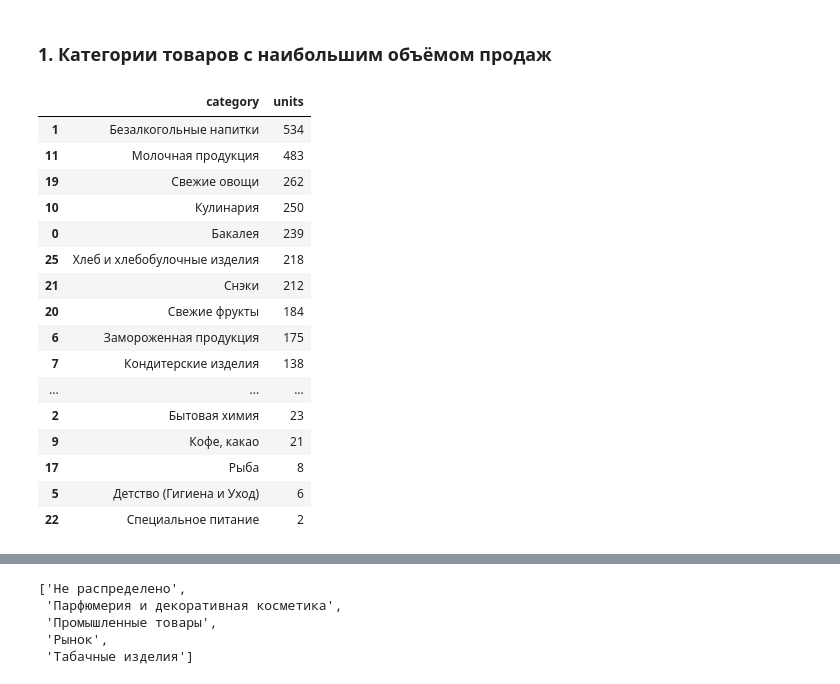
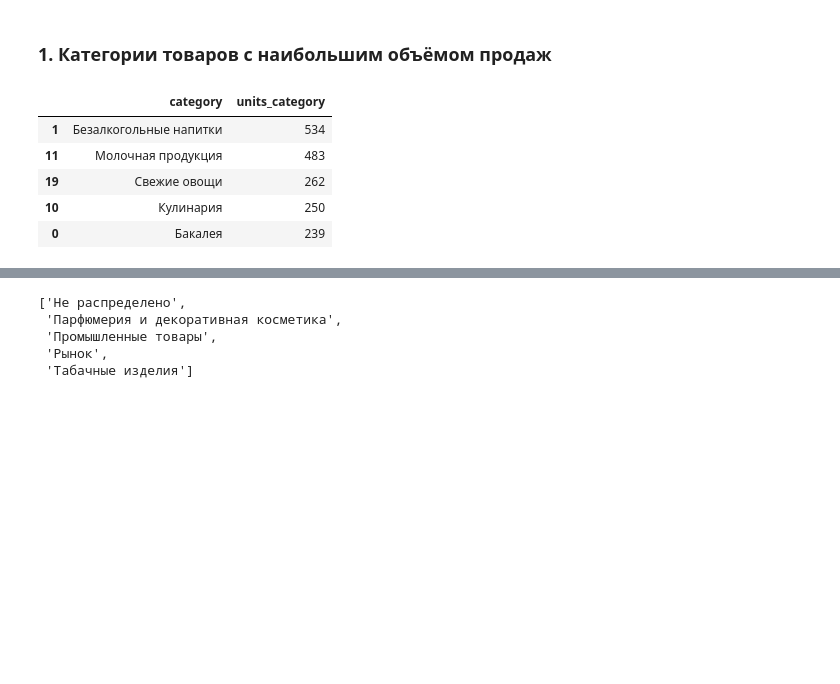
Before and after one commit to artkriukov/portfolio, a Jupyter notebook: grocery-category-analytics/grocery-category-analytics.ipynb, the cells around one changed output, grey strips where cells are left out. Drawn from its saved outputs; the diff is of its cells as text; code cells hidden in the pictures; blank space fills up the shorter version.

```diff
--- a/grocery-category-analytics/grocery-category-analytics.ipynb
+++ b/grocery-category-analytics/grocery-category-analytics.ipynb
@@ -214,28 +214,17 @@ def plot_chart(
 # %% [markdown]
 ### 1. Категории товаров с наибольшим объёмом продаж
 # %%
-sales_by_category = order_items.groupby('category', as_index=False) \
-                    .agg(units=('quantity', 'sum')) \
-                    .sort_values('units', ascending=False)
+sales_by_category_df = order_items.groupby('category', as_index=False) \
+                    .agg(units_category=('quantity', 'sum')) \
+                    .sort_values('units_category', ascending=False)
 # %%
-sales_by_category
+sales_by_category_df.head()
 # %% [output]
-|  | category | units |
+|  | category | units_category |
 | 1 | Безалкогольные напитки | 534 |
 | 11 | Молочная продукция | 483 |
 | 19 | Свежие овощи | 262 |
 | 10 | Кулинария | 250 |
 | 0 | Бакалея | 239 |
-| 25 | Хлеб и хлебобулочные изделия | 218 |
-| 21 | Снэки | 212 |
-| 20 | Свежие фрукты | 184 |
-| 6 | Замороженная продукция | 175 |
-| 7 | Кондитерские изделия | 138 |
-| ... | ... | ... |
-| 2 | Бытовая химия | 23 |
-| 9 | Кофе, какао | 21 |
-| 17 | Рыба | 8 |
-| 5 | Детство (Гигиена и Уход) | 6 |
-| 22 | Специальное питание | 2 |
 # %%
 plot_chart(
```
Also changed, not shown: parts of 13 cells of this notebook.
